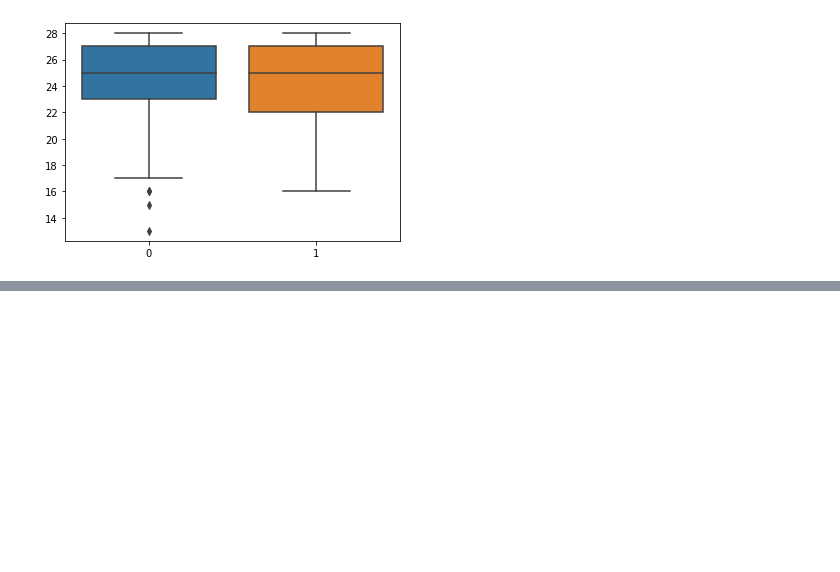
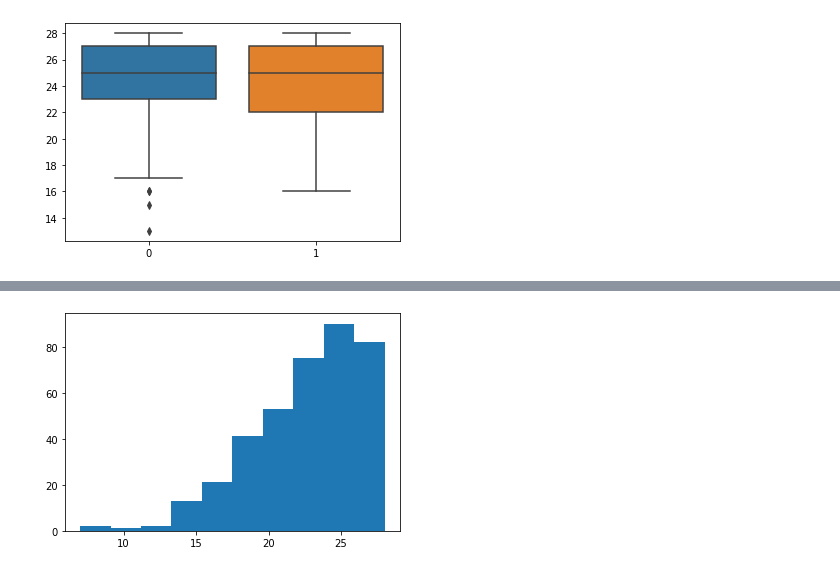
Before and after one commit to dan1lo/PesquisaDoutoradoPosDiferencas, a Jupyter notebook: pesquisa_sexo.ipynb, the cells around one changed output, grey strips where cells are left out. Cells and saved outputs as stored; diff of their text form; code cells hidden in the pictures; blank space fills up the shorter version.

```diff
--- a/pesquisa_sexo.ipynb
+++ b/pesquisa_sexo.ipynb
@@ -261,0 +278,4 @@ sns.distplot(dados_femininos.satisfacao)
+# %%
+x = plt.hist(dados_masculinos.Resolucao_Problemas)
+# %% [output]
+[figure, added]
```
Also changed, not shown: parts of 6 cells of this notebook.
